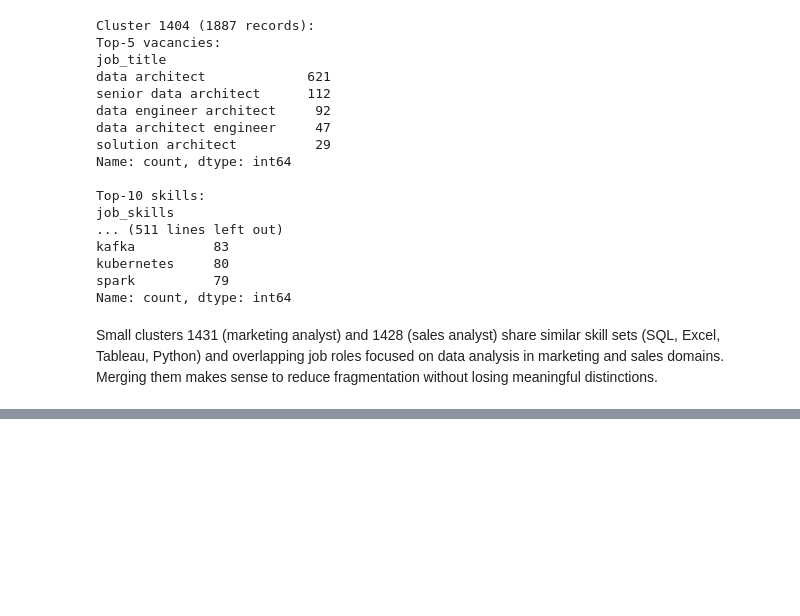
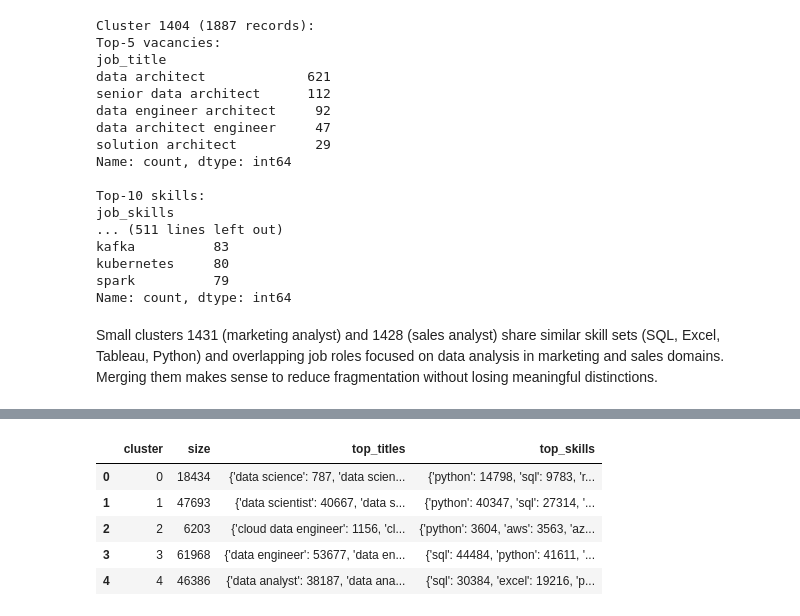
Before and after one commit to IU-Capstone-Project-2025/KIZAK, a Jupyter notebook: ml/jv_mapping.ipynb, the cells around one changed output, grey strips where cells are left out. Cells and saved outputs as stored; diff of their text form; code cells hidden in the pictures; blank space fills up the shorter version.

```diff
--- a/ml/jv_mapping.ipynb
+++ b/ml/jv_mapping.ipynb
@@ -667,0 +690,22 @@ data_clustered.loc[data_clustered['cluster'] == 1428, 'cluster'] = 1431
+# %%
+import pandas as pd
+
+cluster_summary = []
+for cl in sorted(data_clustered['cluster'].unique()):
+    cluster_data = data_clustered[data_clustered['cluster'] == cl]
+    size = len(cluster_data)
+    top_titles = cluster_data['job_title'].value_counts().head(5).to_dict()
+    top_skills = cluster_data['job_skills'].explode().value_counts().head(10).to_dict()
+    cluster_summary.append({'cluster': cl, 'size': size, 'top_titles': top_titles, 'top_skills': top_skills})
+
+df_summary = pd.DataFrame(cluster_summary)
+df_summary.to_csv('cluster_summary.csv', index=False)
+# %%
+df_summary.head()
+# %% [output]
+|  | cluster | size | top_titles | top_skills |
+| 0 | 0 | 18434 | {'data science': 787, 'data scien... | {'python': 14798, 'sql': 9783, 'r... |
+| 1 | 1 | 47693 | {'data scientist': 40667, 'data s... | {'python': 40347, 'sql': 27314, '... |
+| 2 | 2 | 6203 | {'cloud data engineer': 1156, 'cl... | {'python': 3604, 'aws': 3563, 'az... |
+| 3 | 3 | 61968 | {'data engineer': 53677, 'data en... | {'sql': 44484, 'python': 41611, '... |
+| 4 | 4 | 46386 | {'data analyst': 38187, 'data ana... | {'sql': 30384, 'excel': 19216, 'p... |
```
Also changed, not shown: parts of 6 cells of this notebook.
